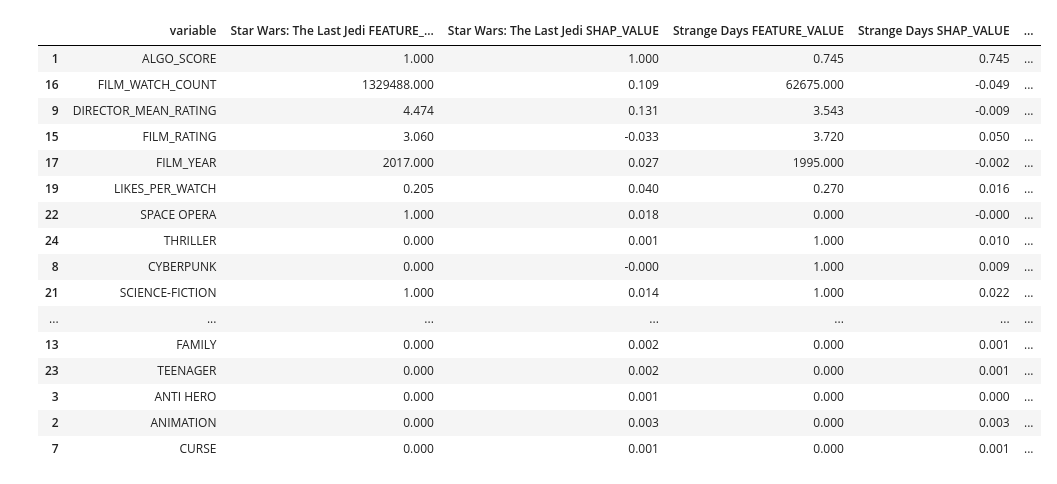
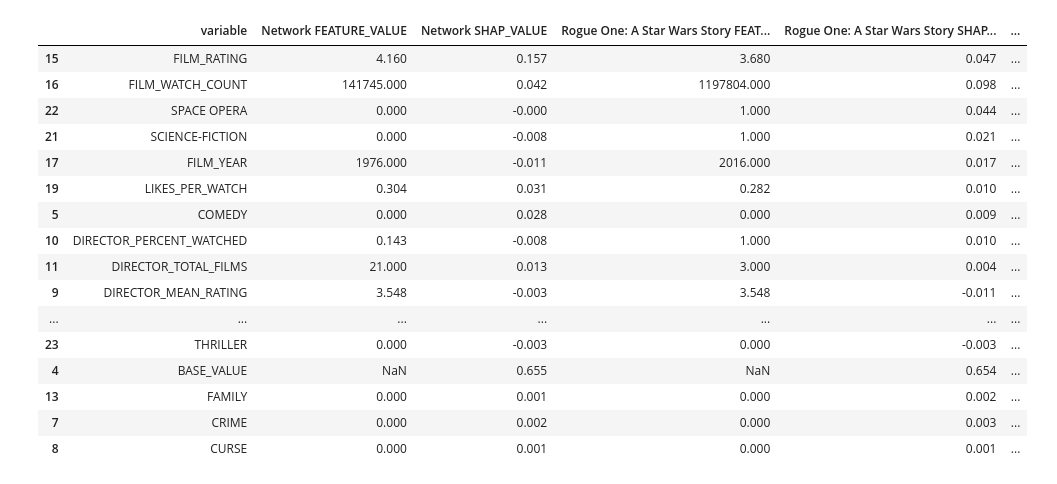
Before and after one commit to TD1138/letterboxd-app, a Jupyter notebook: lib/notebooks/AlgoDebugging.ipynb, the cells around one changed output. Drawn from its saved outputs; the diff is of its cells as text; code cells hidden in the pictures.

```diff
--- a/lib/notebooks/AlgoDebugging.ipynb
+++ b/lib/notebooks/AlgoDebugging.ipynb
@@ -94,24 +94,24 @@ def return_comparison_df(film_ids, min_shap_val=0.001, decimal_places=3):
         comparison_df = comparison_df.sort_values(comparison_df.columns[2], ascending=False)
     return comparison_df.round(decimal_places)
 # %%
-film_id_selections = ['f_05xme', 'f_02aGO']
+film_id_selections = ['f_01VqG', 'f_0aPvy']
 
 return_comparison_df(film_id_selections)
 # %% [output]
-|  | variable | Star Wars: The Last Jedi FEATURE_... | Star Wars: The Last Jedi SHAP_VALUE | Strange Days FEATURE_VALUE | Strange Days SHAP_VALUE | ... |
-| 1 | ALGO_SCORE | 1.000 | 1.000 | 0.745 | 0.745 | ... |
-| 16 | FILM_WATCH_COUNT | 1329488.000 | 0.109 | 62675.000 | -0.049 | ... |
-| 9 | DIRECTOR_MEAN_RATING | 4.474 | 0.131 | 3.543 | -0.009 | ... |
-| 15 | FILM_RATING | 3.060 | -0.033 | 3.720 | 0.050 | ... |
-| 17 | FILM_YEAR | 2017.000 | 0.027 | 1995.000 | -0.002 | ... |
-| 19 | LIKES_PER_WATCH | 0.205 | 0.040 | 0.270 | 0.016 | ... |
-| 22 | SPACE OPERA | 1.000 | 0.018 | 0.000 | -0.000 | ... |
-| 24 | THRILLER | 0.000 | 0.001 | 1.000 | 0.010 | ... |
-| 8 | CYBERPUNK | 0.000 | -0.000 | 1.000 | 0.009 | ... |
-| 21 | SCIENCE-FICTION | 1.000 | 0.014 | 1.000 | 0.022 | ... |
+|  | variable | Network FEATURE_VALUE | Network SHAP_VALUE | Rogue One: A Star Wars Story FEAT... | Rogue One: A Star Wars Story SHAP... | ... |
+| 15 | FILM_RATING | 4.160 | 0.157 | 3.680 | 0.047 | ... |
+| 16 | FILM_WATCH_COUNT | 141745.000 | 0.042 | 1197804.000 | 0.098 | ... |
+| 22 | SPACE OPERA | 0.000 | -0.000 | 1.000 | 0.044 | ... |
+| 21 | SCIENCE-FICTION | 0.000 | -0.008 | 1.000 | 0.021 | ... |
+| 17 | FILM_YEAR | 1976.000 | -0.011 | 2016.000 | 0.017 | ... |
+| 19 | LIKES_PER_WATCH | 0.304 | 0.031 | 0.282 | 0.010 | ... |
+| 5 | COMEDY | 0.000 | 0.028 | 0.000 | 0.009 | ... |
+| 10 | DIRECTOR_PERCENT_WATCHED | 0.143 | -0.008 | 1.000 | 0.010 | ... |
+| 11 | DIRECTOR_TOTAL_FILMS | 21.000 | 0.013 | 3.000 | 0.004 | ... |
+| 9 | DIRECTOR_MEAN_RATING | 3.548 | -0.003 | 3.548 | -0.011 | ... |
 | ... | ... | ... | ... | ... | ... | ... |
-| 13 | FAMILY | 0.000 | 0.002 | 0.000 | 0.001 | ... |
-| 23 | TEENAGER | 0.000 | 0.002 | 0.000 | 0.001 | ... |
-| 3 | ANTI HERO | 0.000 | 0.001 | 0.000 | 0.000 | ... |
-| 2 | ANIMATION | 0.000 | 0.003 | 0.000 | 0.003 | ... |
-| 7 | CURSE | 0.000 | 0.001 | 0.000 | 0.001 | ... |
+| 23 | THRILLER | 0.000 | -0.003 | 0.000 | -0.003 | ... |
+| 4 | BASE_VALUE | NaN | 0.655 | NaN | 0.654 | ... |
+| 13 | FAMILY | 0.000 | 0.001 | 0.000 | 0.002 | ... |
+| 7 | CRIME | 0.000 | 0.002 | 0.000 | 0.003 | ... |
+| 8 | CURSE | 0.000 | 0.001 | 0.000 | 0.001 | ... |
```
Also changed, not shown: parts of 6 cells of this notebook, 12 other files.
